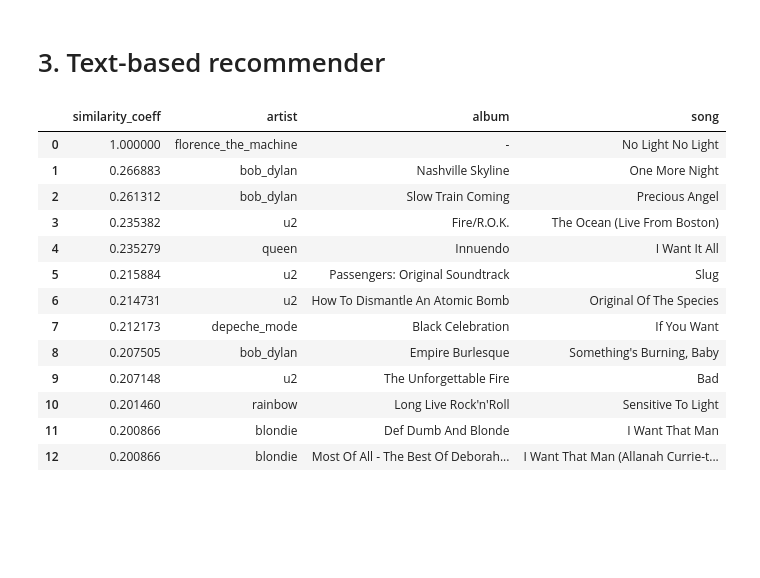
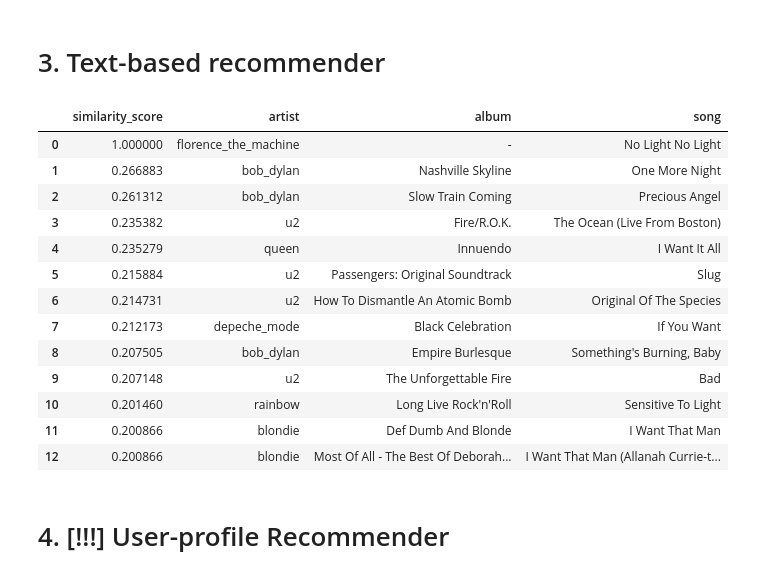
Before and after one commit to am-tropin/english-song-lyrics, a Jupyter notebook: recommender_lyrics.ipynb, the cells around one changed output. Saved outputs shown, nothing was run; the diff lists cells and outputs as text; code cells hidden in the pictures; blank space fills up the shorter version.

Commit message:
added user-profile recommender

```diff
--- a/recommender_lyrics.ipynb
+++ b/recommender_lyrics.ipynb
@@ -195,20 +182,18 @@ def to_recommend_lyrics(df, target_key):
 similar_df = to_recommend_lyrics(full_discography_df2, target_lyrics_df.index[0])
 # similar_df
 # %%
-similar_df_head = similar_df[similar_df.values >= 0.2]
-similar_df_head2 = pd.DataFrame(similar_df_head)
-similar_df_head2.columns = ['similarity_coeff']
-# similar_df_head2
+def top_of_similarity(similar_df, threshold):
+    similar_df_head = similar_df[similar_df.values >= threshold]
+    similar_df_head2 = pd.DataFrame(similar_df_head)
+    similar_df_head2.columns = ['similarity_score']
 
-# similar_indexes = similar_df_head.index
-# similar_indexes
-
-# full_discography_df2.loc[similar_indexes]
+    return similar_df_head2
 # %%
-similar_df_head2.join(full_discography_df2).reset_index(drop=True)[['similarity_coeff','artist','album','song']]
+similar_df_head2 = top_of_similarity(similar_df, 0.2)
+similar_df_head2.join(full_discography_df2).reset_index(drop=True)[['similarity_score','artist','album','song']]
 # .iloc[:, :4]
 # %% [output]
-|  | similarity_coeff | artist | album | song |
+|  | similarity_score | artist | album | song |
 | 0 | 1.000000 | florence_the_machine | - | No Light No Light |
 | 1 | 0.266883 | bob_dylan | Nashville Skyline | One More Night |
 | 2 | 0.261312 | bob_dylan | Slow Train Coming | Precious Angel |
@@ -222,3 +207,5 @@ similar_df_head2.join(full_discography_df2).reset_index(drop=True)[['similarity_
 | 10 | 0.201460 | rainbow | Long Live Rock'n'Roll | Sensitive To Light |
 | 11 | 0.200866 | blondie | Def Dumb And Blonde | I Want That Man |
 | 12 | 0.200866 | blondie | Most Of All - The Best Of Deborah... | I Want That Man (Allanah Currie-t... |
+# %% [markdown]
+# 4. [!!!] User-profile Recommender
```
Also changed, not shown: parts of 8 cells of this notebook.
